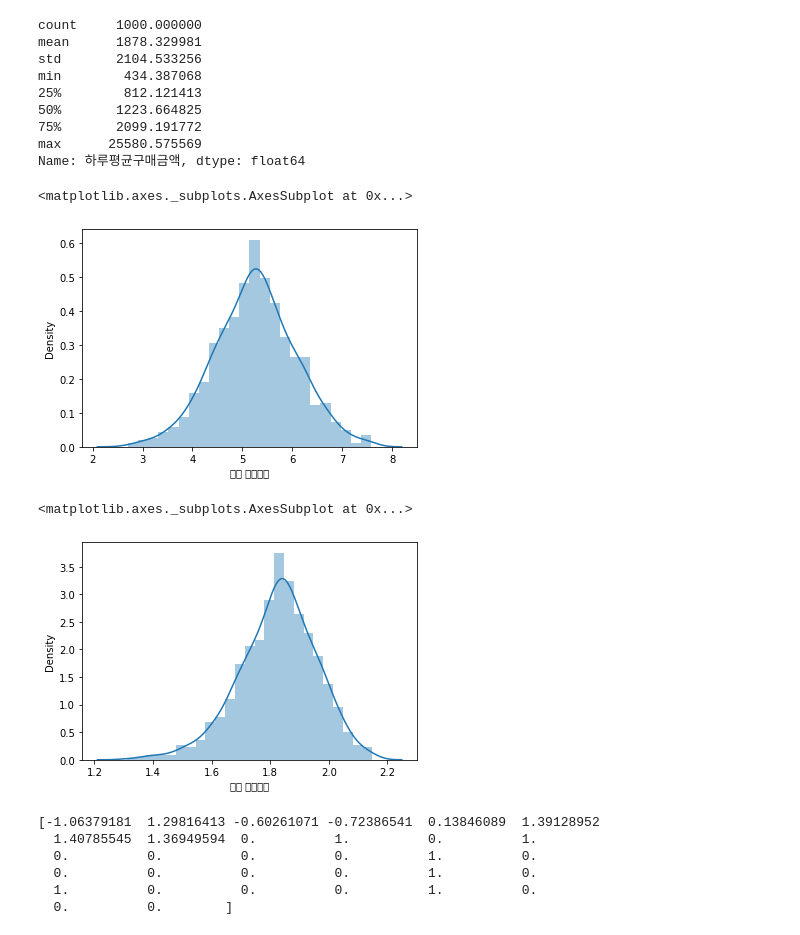
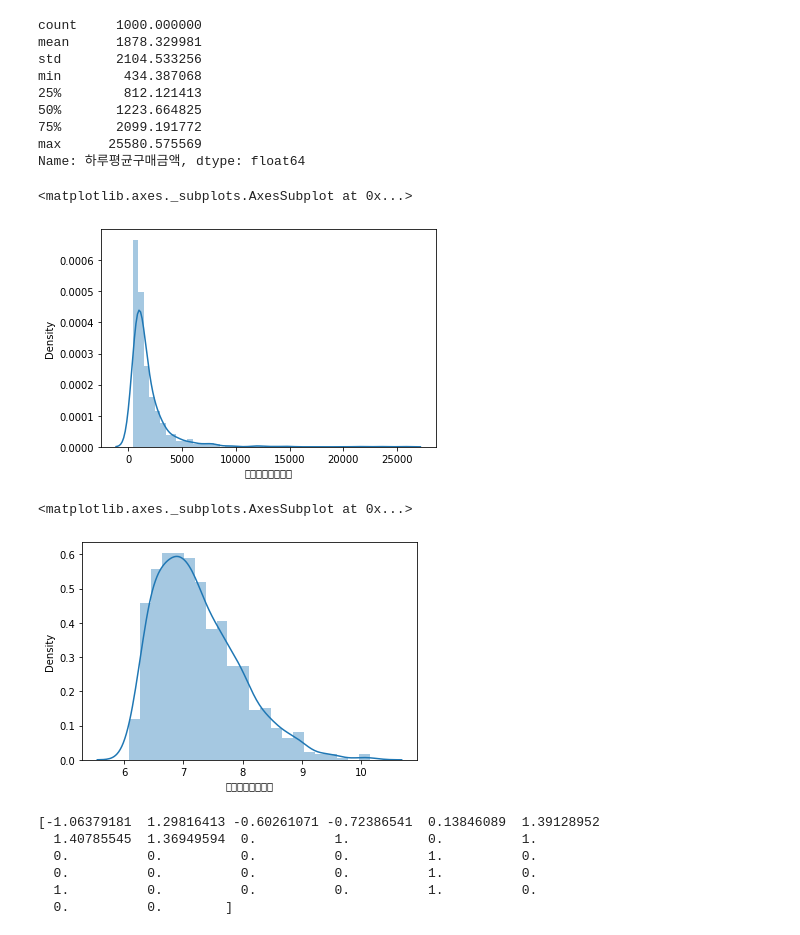
Before and after one commit to chajunhyeop/-, a Jupyter notebook: 파이썬실습.ipynb, the cells around one changed output. Cells and saved outputs as stored; diff of their text form; code cells hidden in the pictures.

```diff
--- a/파이썬실습.ipynb
+++ b/파이썬실습.ipynb
@@ -302,16 +302,16 @@ min        434.387068
 max      25580.575569
 Name: 하루평균구매금액, dtype: float64
 # %%
-sns.distplot(df["평균 구매주기"])
+sns.distplot(df["하루평균구매금액"])
 # %% [output]
 <matplotlib.axes._subplots.AxesSubplot at 0x...>
-[figure, old version]
+[figure, new version]
 # %%
-df["평균 구매주기"] = np.log1p(df["평균 구매주기"])
-sns.distplot(df["평균 구매주기"])
+df["하루평균구매금액"] = np.log1p(df["하루평균구매금액"])
+sns.distplot(df["하루평균구매금액"])
 # %% [output]
 <matplotlib.axes._subplots.AxesSubplot at 0x...>
-[figure, old version]
+[figure, new version]
 # %%
 
 
```
